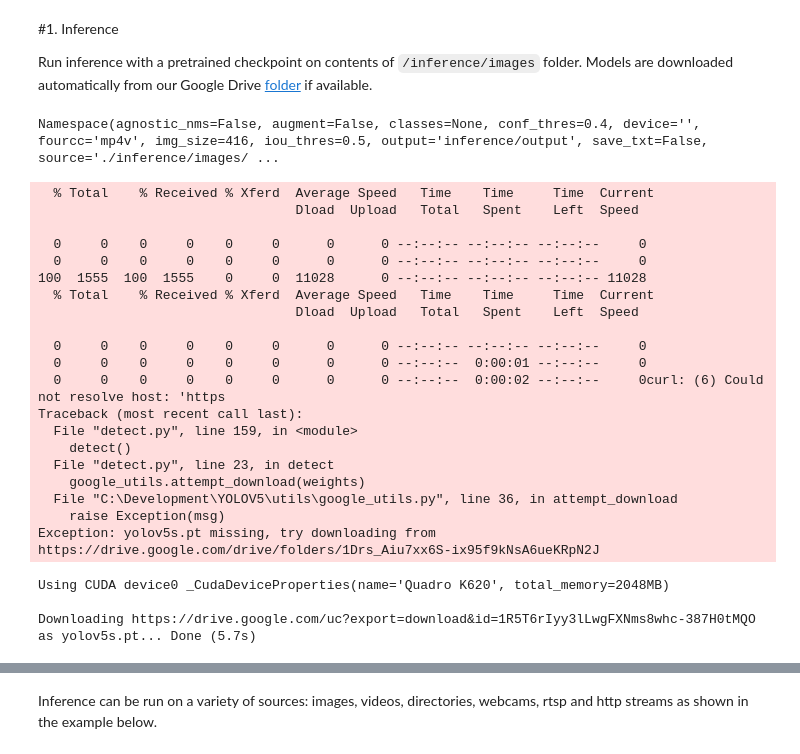
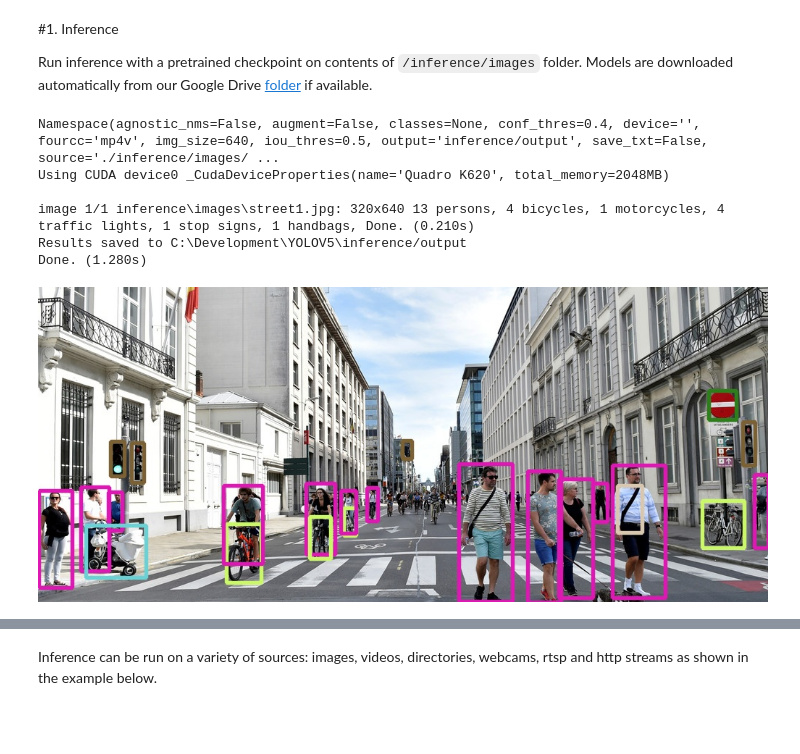
Before and after one commit to wslerry/yolov5, a Jupyter notebook: tutorial.ipynb, the cells around one changed output, grey strips where cells are left out. Drawn from its saved outputs; the diff is of its cells as text; code cells hidden in the pictures; blank space fills up the shorter version.

Commit message:
update : add labels output

```diff
--- a/tutorial.ipynb
+++ b/tutorial.ipynb
@@ -38,30 +38,13 @@ set_nc(2)
 
 Run inference with a pretrained checkpoint on contents of `/inference/images` folder. Models are downloaded automatically from our Google Drive [folder](https://drive.google.com/open?id=1Drs_Aiu7xx6S-ix95f9kNsA6ueKRpN2J) if available.
 # %%
-!python detect.py --weights yolov5s.pt --img 416 --conf 0.4 --source ./inference/images/
-# Image(filename='inference/output/zidane.jpg', width=600)
+!python detect.py --weights ./weights/yolov5l.pt --conf 0.4 --source ./inference/images/street1.jpg
+Image(filename='inference/output/street1.jpg', width=800)
 # %% [output]
-Namespace(agnostic_nms=False, augment=False, classes=None, conf_thres=0.4, device='', fourcc='mp4v', img_size=416, iou_thres=0.5, output='inference/output', save_txt=False, source='./inference/images/ ...
+Namespace(agnostic_nms=False, augment=False, classes=None, conf_thres=0.4, device='', fourcc='mp4v', img_size=640, iou_thres=0.5, output='inference/output', save_txt=False, source='./inference/images/ ...
+Using CUDA device0 _CudaDeviceProperties(name='Quadro K620', total_memory=2048MB)
+
+image 1/1 inference\images\street1.jpg: 320x640 13 persons, 4 bicycles, 1 motorcycles, 4 traffic lights, 1 stop signs, 1 handbags, Done. (0.210s)
+Results saved to C:\Development\YOLOV5\inference/output
+Done. (1.280s)
-  % Total    % Received % Xferd  Average Speed   Time    Time     Time  Current
-                                 Dload  Upload   Total   Spent    Left  Speed
-
-  0     0    0     0    0     0      0      0 --:--:-- --:--:-- --:--:--     0
-  0     0    0     0    0     0      0      0 --:--:-- --:--:-- --:--:--     0
-100  1555  100  1555    0     0  11028      0 --:--:-- --:--:-- --:--:-- 11028
-  % Total    % Received % Xferd  Average Speed   Time    Time     Time  Current
-                                 Dload  Upload   Total   Spent    Left  Speed
-
-  0     0    0     0    0     0      0      0 --:--:-- --:--:-- --:--:--     0
-  0     0    0     0    0     0      0      0 --:--:--  0:00:01 --:--:--     0
-  0     0    0     0    0     0      0      0 --:--:--  0:00:02 --:--:--     0curl: (6) Could not resolve host: 'https
-Traceback (most recent call last):
-  File "detect.py", line 159, in <module>
-    detect()
-  File "detect.py", line 23, in detect
-    google_utils.attempt_download(weights)
-  File "C:\Development\YOLOV5\utils\google_utils.py", line 36, in attempt_download
-    raise Exception(msg)
-Exception: yolov5s.pt missing, try downloading from https://drive.google.com/drive/folders/1Drs_Aiu7xx6S-ix95f9kNsA6ueKRpN2J
-Using CUDA device0 _CudaDeviceProperties(name='Quadro K620', total_memory=2048MB)
-
-Downloading https://drive.google.com/uc?export=download&id=1R5T6rIyy3lLwgFXNms8whc-387H0tMQO as yolov5s.pt... Done (5.7s)
+[figure, added]
```
Also changed, not shown: parts of 3 cells of this notebook, 2 other files.
